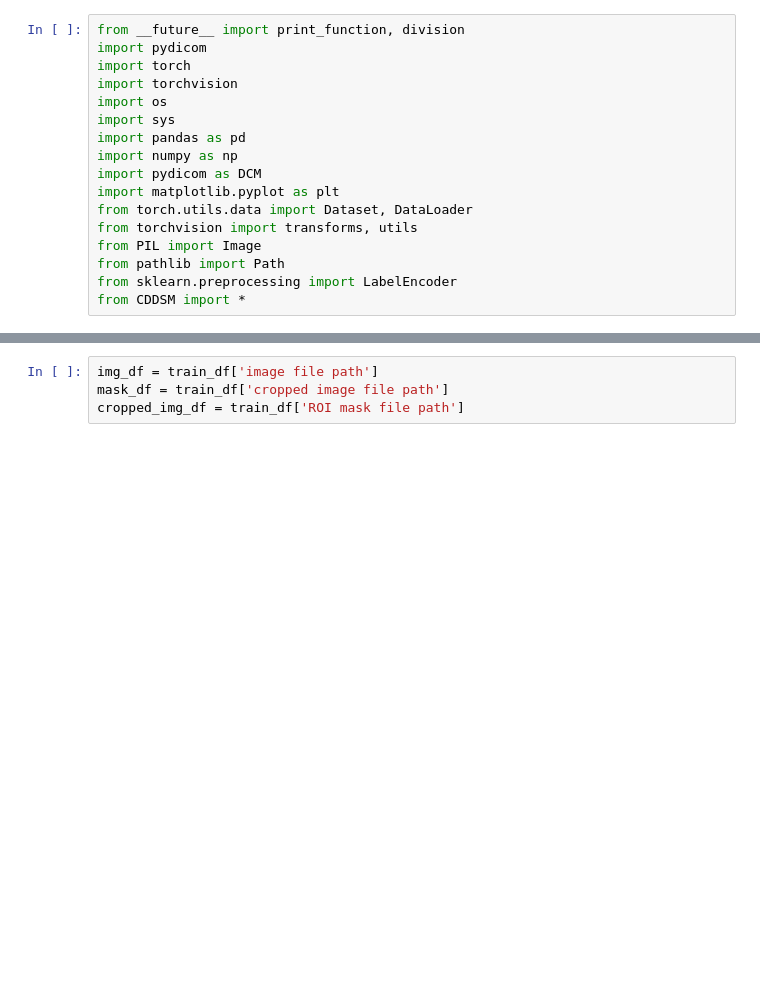
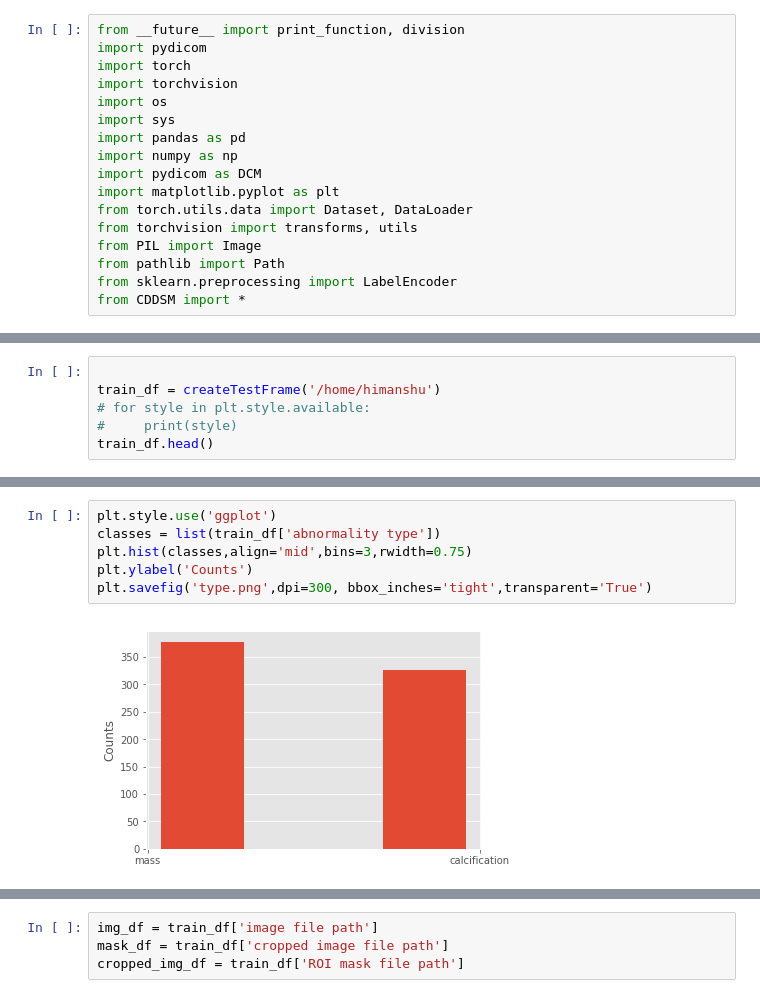
Before and after one commit to erh94/DetectionofBreastCancerUsingDL, a Jupyter notebook: testing/Untitled.ipynb, the cells around one changed output, grey strips where cells are left out. Saved outputs shown, nothing was run; the diff lists cells and outputs as text; blank space fills up the shorter version.

```diff
--- a/testing/Untitled.ipynb
+++ b/testing/Untitled.ipynb
@@ -21,0 +20,6 @@ train_df = createTrainFrame('/home/himanshu')
+# %%
+
+train_df = createTestFrame('/home/himanshu')
+# for style in plt.style.available:
+#     print(style)
+train_df.head()
@@ -21,0 +82,8 @@ train_df = createTrainFrame('/home/himanshu')
+# %%
+plt.style.use('ggplot')
+classes = list(train_df['abnormality type'])
+plt.hist(classes,align='mid',bins=3,rwidth=0.75)
+plt.ylabel('Counts')
+plt.savefig('type.png',dpi=300, bbox_inches='tight',transparent='True')
+# %% [output]
+[figure, added]
```
Also changed, not shown: parts of 15 cells of this notebook, 4 other files.
